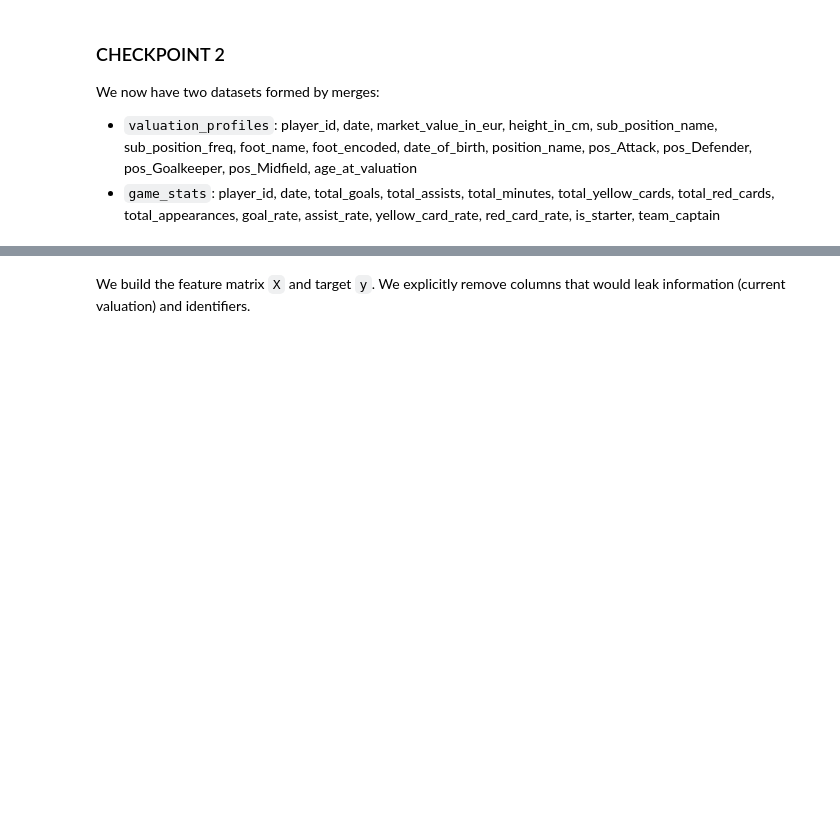
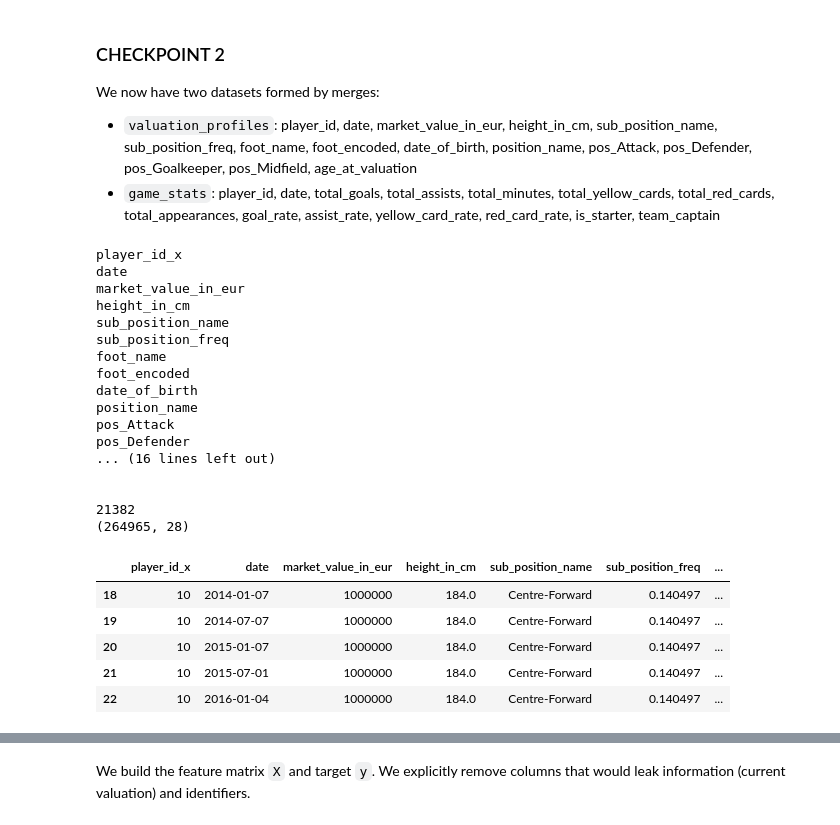
Before and after one commit to ChristianVaikona/comp352-final-project, a Jupyter notebook: Footballer_Market_Evaluation.ipynb, the cells around one changed output, grey strips where cells are left out. Cells and saved outputs as stored; diff of their text form; code cells hidden in the pictures; blank space fills up the shorter version.

Commit message:
slower but gets results fix for merge_asof

```diff
--- a/Footballer_Market_Evaluation.ipynb
+++ b/Footballer_Market_Evaluation.ipynb
@@ -948,4 +970,53 @@ Date range: 2013-07-02 00:00:00 to 2024-03-17 00:00:00
 We now have two datasets formed by merges:
 - `valuation_profiles`: player_id, date, market_value_in_eur, height_in_cm, sub_position_name, sub_position_freq, foot_name, foot_encoded, date_of_birth, position_name, pos_Attack, pos_Defender, pos_Goalkeeper, pos_Midfield, age_at_valuation
 - `game_stats`: player_id, date, total_goals, total_assists, total_minutes, total_yellow_cards, total_red_cards, total_appearances, goal_rate, assist_rate, yellow_card_rate, red_card_rate, is_starter, team_captain
+# %%
+# Split by player, merge each, concatenate (Slower solution to error shown after)
+all_merges = []
+for player_id in valuation_profiles['player_id'].unique():
+    vp_player = valuation_profiles[valuation_profiles['player_id'] == player_id]
+    gs_player = game_stats[game_stats['player_id'] == player_id]
+    merged = pd.merge_asof(vp_player, gs_player, on='date')
+    all_merges.append(merged)
+total_merge = pd.concat(all_merges, ignore_index=True)
+# %%
+for col in total_merge:
+    print(col)
+
+print("\n")
+
+# rename player_id_x
+# drop player_id_y
+# ensure types
+
+total_merge = total_merge.dropna(subset=["is_starter"])
+
+print(total_merge["player_id_x"].nunique())
+
+print(total_merge.shape)
+total_merge.head()
+# %% [output]
+player_id_x
+date
+market_value_in_eur
+height_in_cm
+sub_position_name
+sub_position_freq
+foot_name
+foot_encoded
+date_of_birth
+position_name
+pos_Attack
+pos_Defender
+... (16 lines left out)
+
+
+21382
+(264965, 28)
+|  | player_id_x | date | market_value_in_eur | height_in_cm | sub_position_name | sub_position_freq | ... |
+| 18 | 10 | 2014-01-07 | 1000000 | 184.0 | Centre-Forward | 0.140497 | ... |
+| 19 | 10 | 2014-07-07 | 1000000 | 184.0 | Centre-Forward | 0.140497 | ... |
+| 20 | 10 | 2015-01-07 | 1000000 | 184.0 | Centre-Forward | 0.140497 | ... |
+| 21 | 10 | 2015-07-01 | 1000000 | 184.0 | Centre-Forward | 0.140497 | ... |
+| 22 | 10 | 2016-01-04 | 1000000 | 184.0 | Centre-Forward | 0.140497 | ... |
 # %%
```
Also changed, not shown: parts of 3 cells of this notebook.
